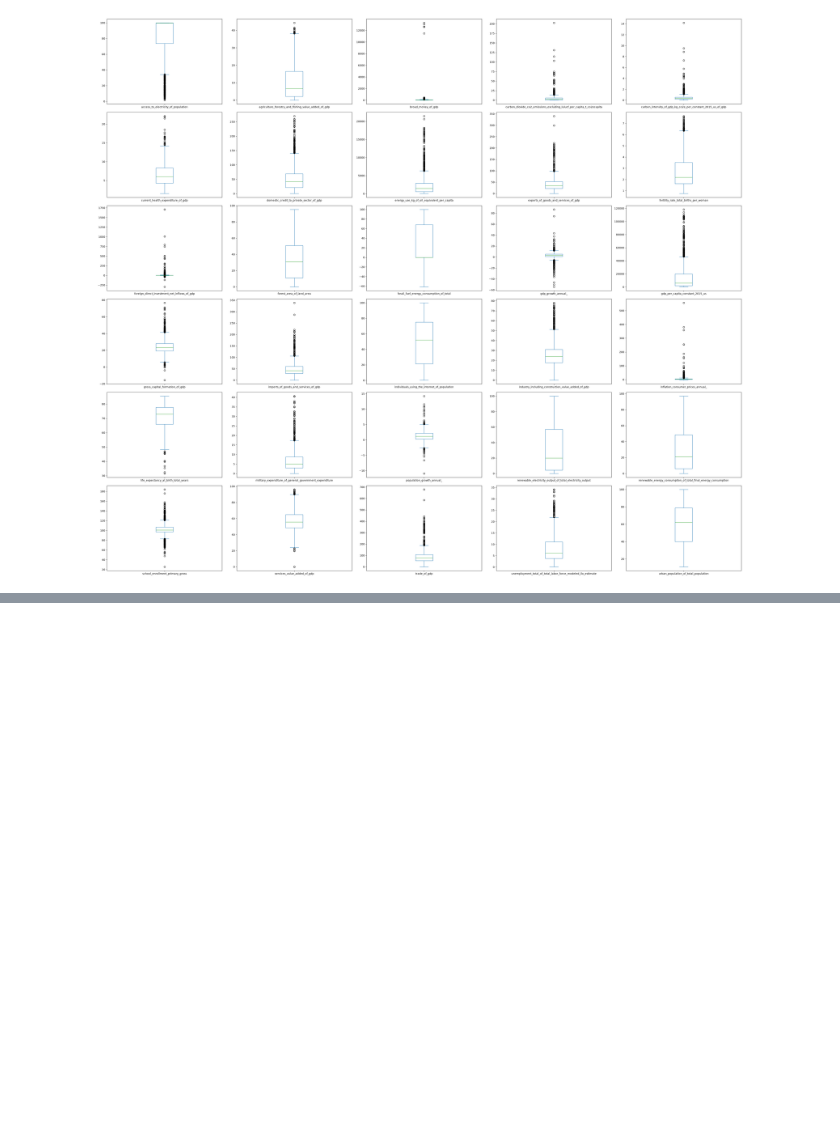
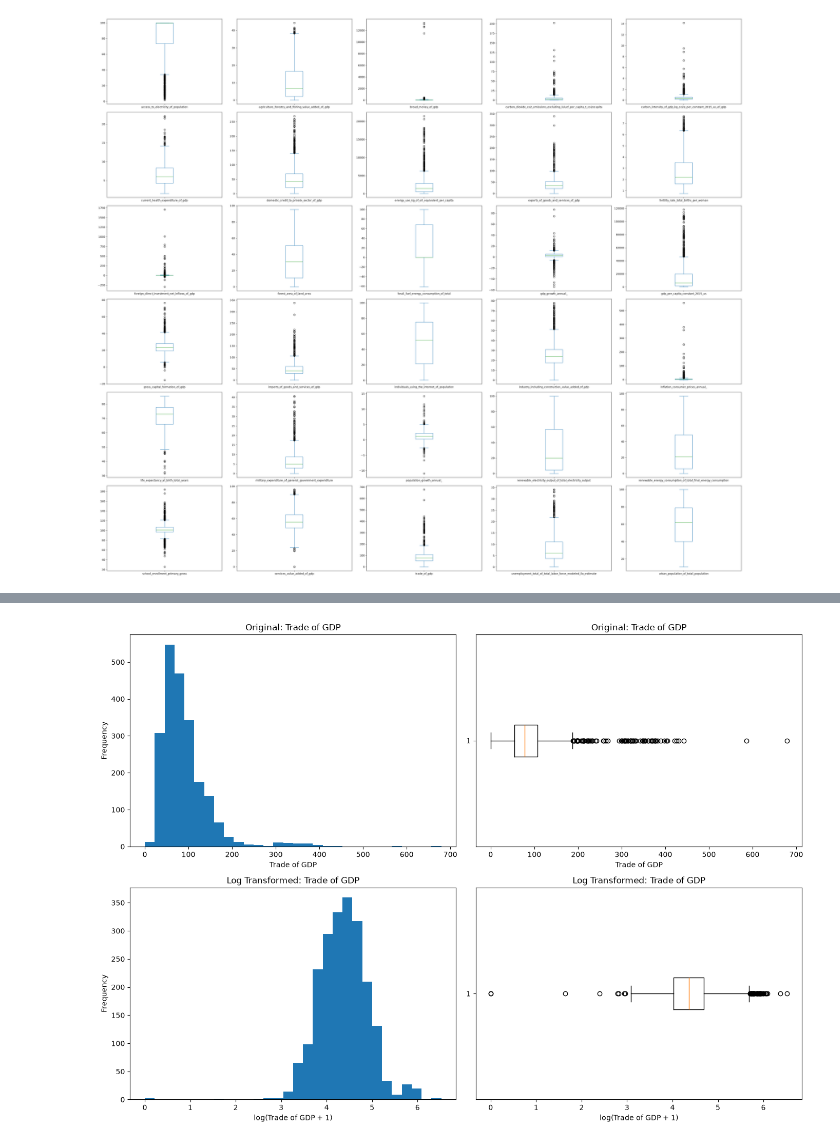
Before and after one commit to Mina-Makram-001/2B_Data_Science_Portfolio, a Jupyter notebook: Task_4_(Train_3_Unsupervised_ML_Models)/2_EDA_&_Preperation.ipynb, the cells around one changed output, grey strips where cells are left out. Cells and saved outputs as stored; diff of their text form; code cells hidden in the pictures; blank space fills up the shorter version.

```diff
--- a/Task_4_(Train_3_Unsupervised_ML_Models)/2_EDA_&_Preperation.ipynb
+++ b/Task_4_(Train_3_Unsupervised_ML_Models)/2_EDA_&_Preperation.ipynb
@@ -254,0 +364,59 @@ dtype: int64
+# %%
+# 1. Apply log(x + 1) transformation
+df_countries['trade_of_gdp_log'] = np.log1p(df_countries['trade_of_gdp'])
+# %%
+import numpy as np
+import matplotlib.pyplot as plt
+
+# Log transformation
+df_countries['trade_of_gdp_log'] = np.log1p(df_countries['trade_of_gdp'])
+
+# Create 2x2 figure
+fig, axes = plt.subplots(2, 2, figsize=(14, 10))
+
+# -------------------------
+# Original: Histogram
+# -------------------------
+axes[0, 0].hist(
+    df_countries['trade_of_gdp'].dropna(),
+    bins=30
+)
+axes[0, 0].set_title('Original: Trade of GDP')
+axes[0, 0].set_xlabel('Trade of GDP')
+axes[0, 0].set_ylabel('Frequency')
+
+# -------------------------
+# Original: Boxplot
+# -------------------------
+axes[0, 1].boxplot(
+    df_countries['trade_of_gdp'].dropna(),
+    vert=False
+)
+axes[0, 1].set_title('Original: Trade of GDP')
+axes[0, 1].set_xlabel('Trade of GDP')
+
+# -------------------------
+# Log: Histogram
+# -------------------------
+axes[1, 0].hist(
+    df_countries['trade_of_gdp_log'].dropna(),
+    bins=30
+)
+axes[1, 0].set_title('Log Transformed: Trade of GDP')
+axes[1, 0].set_xlabel('log(Trade of GDP + 1)')
+axes[1, 0].set_ylabel('Frequency')
+
+# -------------------------
+# Log: Boxplot
+# -------------------------
+axes[1, 1].boxplot(
+    df_countries['trade_of_gdp_log'].dropna(),
+    vert=False
+)
+axes[1, 1].set_title('Log Transformed: Trade of GDP')
+axes[1, 1].set_xlabel('log(Trade of GDP + 1)')
+
+plt.tight_layout()
+plt.show()
+# %% [output]
+[figure, added]
```
Also changed, not shown: parts of 11 cells of this notebook, 2 other files.
